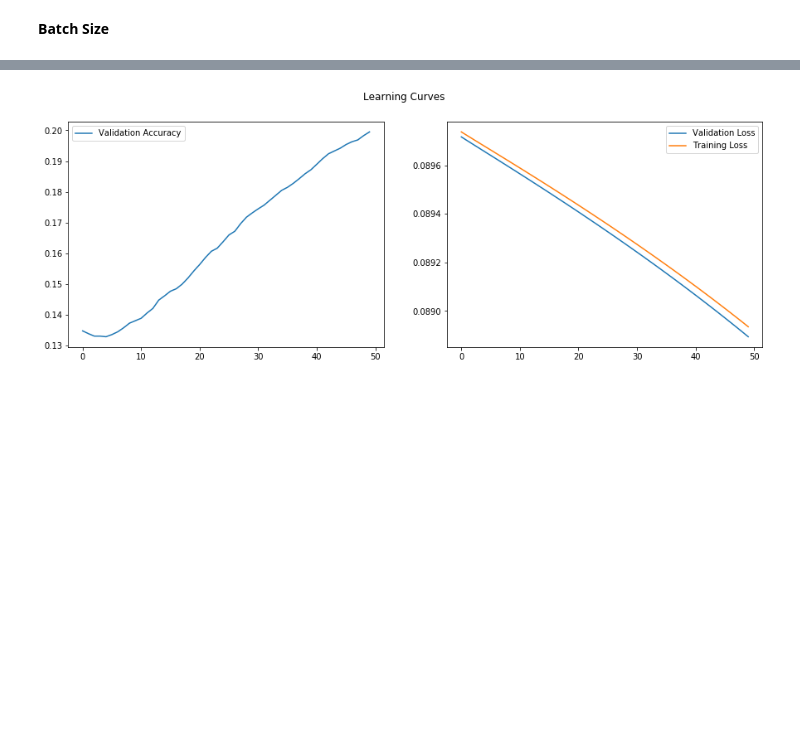
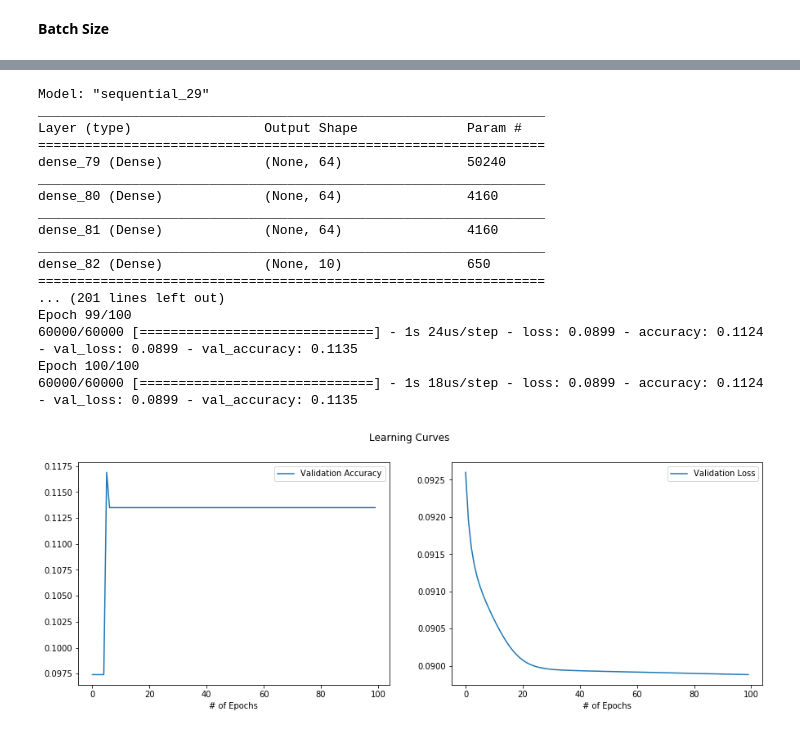
Before and after one commit to amypeniston/data-science-toolbox, a Jupyter notebook: key-concepts-examples/MNIST_Shallow_NN.ipynb, the cells around one changed output, grey strips where cells are left out. Saved outputs shown, nothing was run; the diff lists cells and outputs as text; code cells hidden in the pictures; blank space fills up the shorter version.

```diff
--- a/key-concepts-examples/MNIST_Shallow_NN.ipynb
+++ b/key-concepts-examples/MNIST_Shallow_NN.ipynb
@@ -254,4 +343,29 @@ model.evaluate(X_valid, y_valid)
-# %%
-plot_learning_curves(hist_l2)
-# %% [output]
-[figure, removed]
+# %%
+nn_l3 = NeuralNetwork("3 Hidden Layers", batch_size, n_epochs, learning_rate, verbose)
+nn_l3.add_(Dense(64, activation="sigmoid", input_shape=(784,)))
+nn_l3.add_(Dense(64, activation="sigmoid"))
+nn_l3.add_(Dense(64, activation="sigmoid"))
+nn_l3.add_(Dense(10, activation="softmax"))
+
+nn_l3.summary_()
+nn_l3.compile_and_fit()
+nn_l3.plot_learning_curves()
+# %% [output]
+Model: "sequential_29"
+_________________________________________________________________
+Layer (type)                 Output Shape              Param #
+=================================================================
+dense_79 (Dense)             (None, 64)                50240
+_________________________________________________________________
+dense_80 (Dense)             (None, 64)                4160
+_________________________________________________________________
+dense_81 (Dense)             (None, 64)                4160
+_________________________________________________________________
+dense_82 (Dense)             (None, 10)                650
+=================================================================
+... (201 lines left out)
+Epoch 99/100
+60000/60000 [==============================] - 1s 24us/step - loss: 0.0899 - accuracy: 0.1124 - val_loss: 0.0899 - val_accuracy: 0.1135
+Epoch 100/100
+60000/60000 [==============================] - 1s 18us/step - loss: 0.0899 - accuracy: 0.1124 - val_loss: 0.0899 - val_accuracy: 0.1135
+[figure, added]
```
Also changed, not shown: parts of 19 cells of this notebook.
